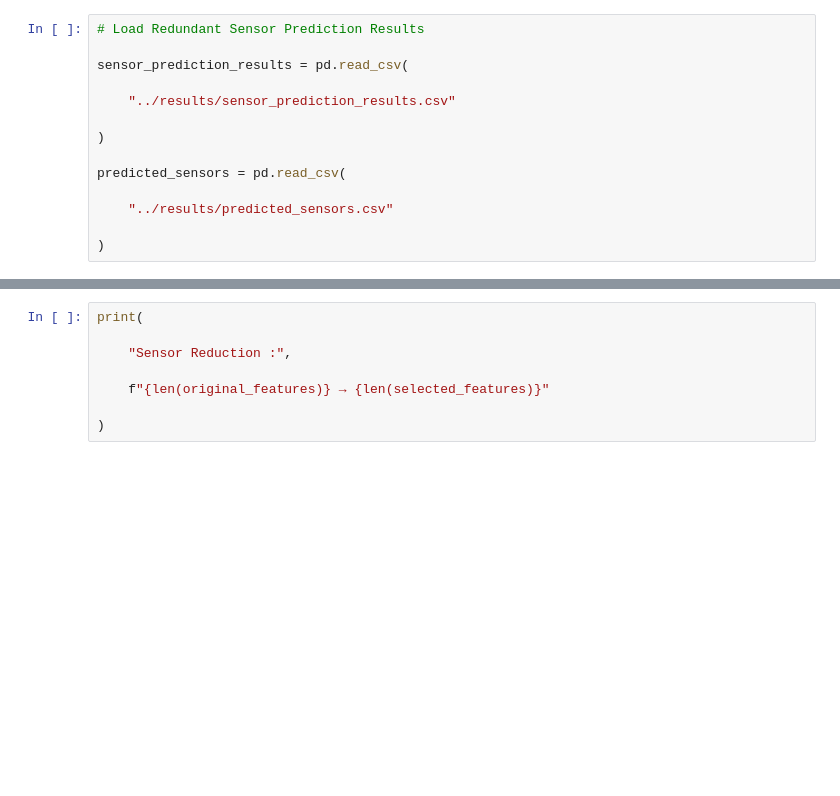
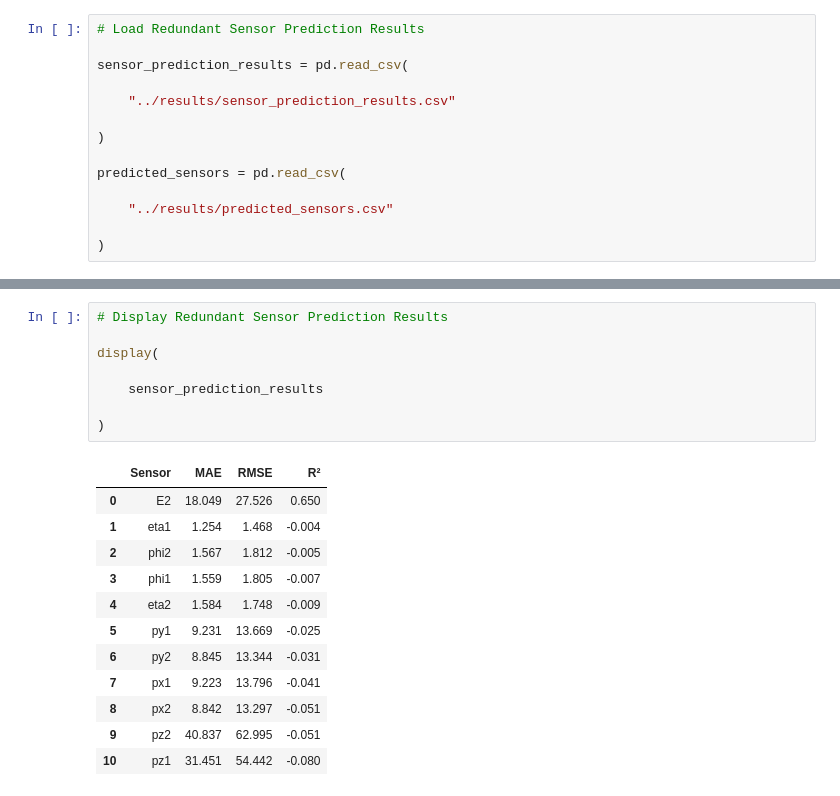
Before and after one commit to IvySingh-1/CERN-dielectron-ML-sensor-optimization, a Jupyter notebook: notebooks/05_Final_Evaluation.ipynb, the cells around one changed output, grey strips where cells are left out. Drawn from its saved outputs; the diff is of its cells as text; blank space fills up the shorter version.

```diff
--- a/notebooks/05_Final_Evaluation.ipynb
+++ b/notebooks/05_Final_Evaluation.ipynb
@@ -485,8 +573,21 @@ display(
-# %%
-print(
-
-    "Sensor Reduction :",
-
-    f"{len(original_features)} → {len(selected_features)}"
-
-)
+# %%
+# Display Redundant Sensor Prediction Results
+
+display(
+
+    sensor_prediction_results
+
+)
+# %% [output]
+|  | Sensor | MAE | RMSE | R² |
+| 0 | E2 | 18.049 | 27.526 | 0.650 |
+| 1 | eta1 | 1.254 | 1.468 | -0.004 |
+| 2 | phi2 | 1.567 | 1.812 | -0.005 |
+| 3 | phi1 | 1.559 | 1.805 | -0.007 |
+| 4 | eta2 | 1.584 | 1.748 | -0.009 |
+| 5 | py1 | 9.231 | 13.669 | -0.025 |
+| 6 | py2 | 8.845 | 13.344 | -0.031 |
+| 7 | px1 | 9.223 | 13.796 | -0.041 |
+| 8 | px2 | 8.842 | 13.297 | -0.051 |
+| 9 | pz2 | 40.837 | 62.995 | -0.051 |
+| 10 | pz1 | 31.451 | 54.442 | -0.080 |
```
Also changed, not shown: parts of 16 cells of this notebook, 9 other files.
